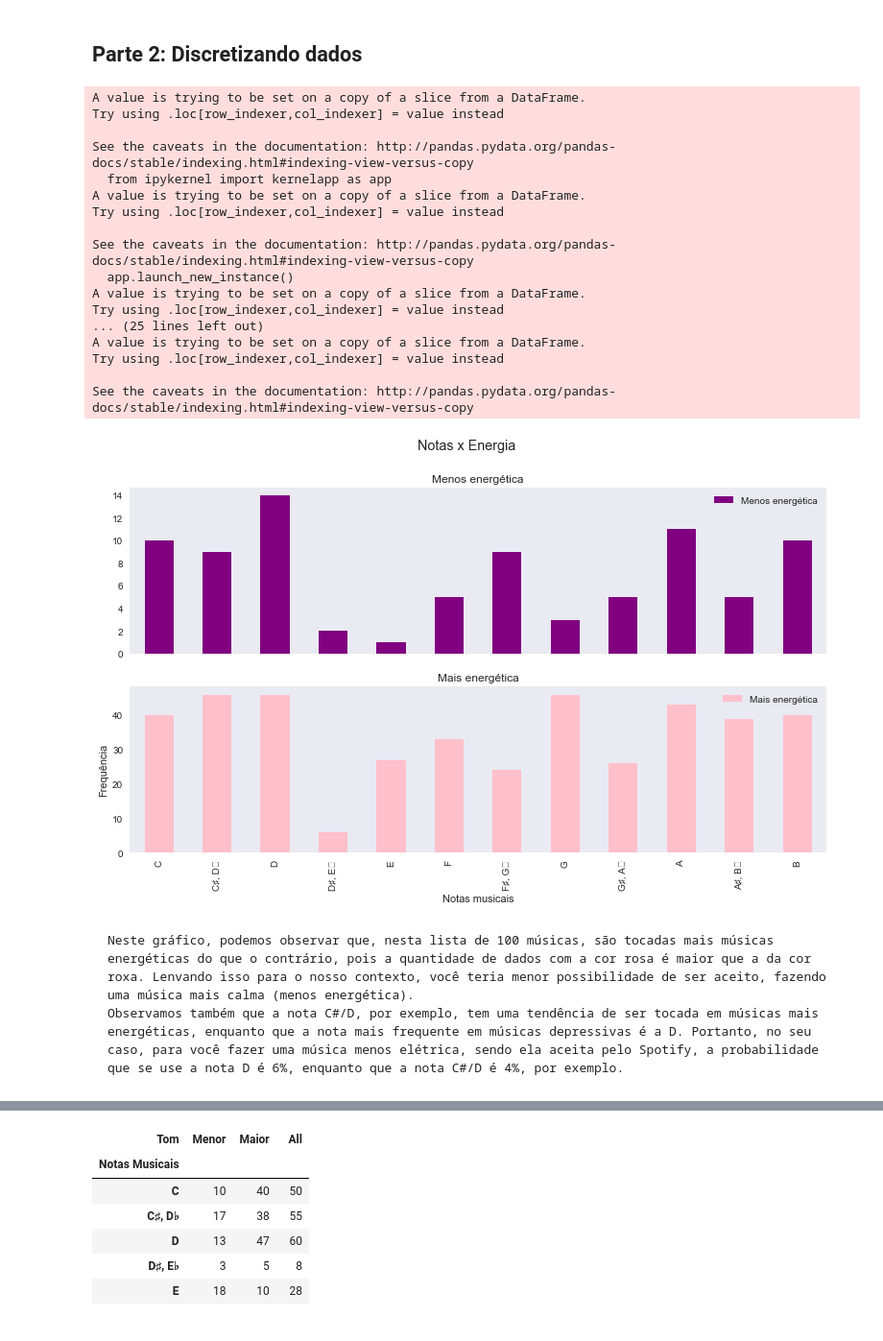
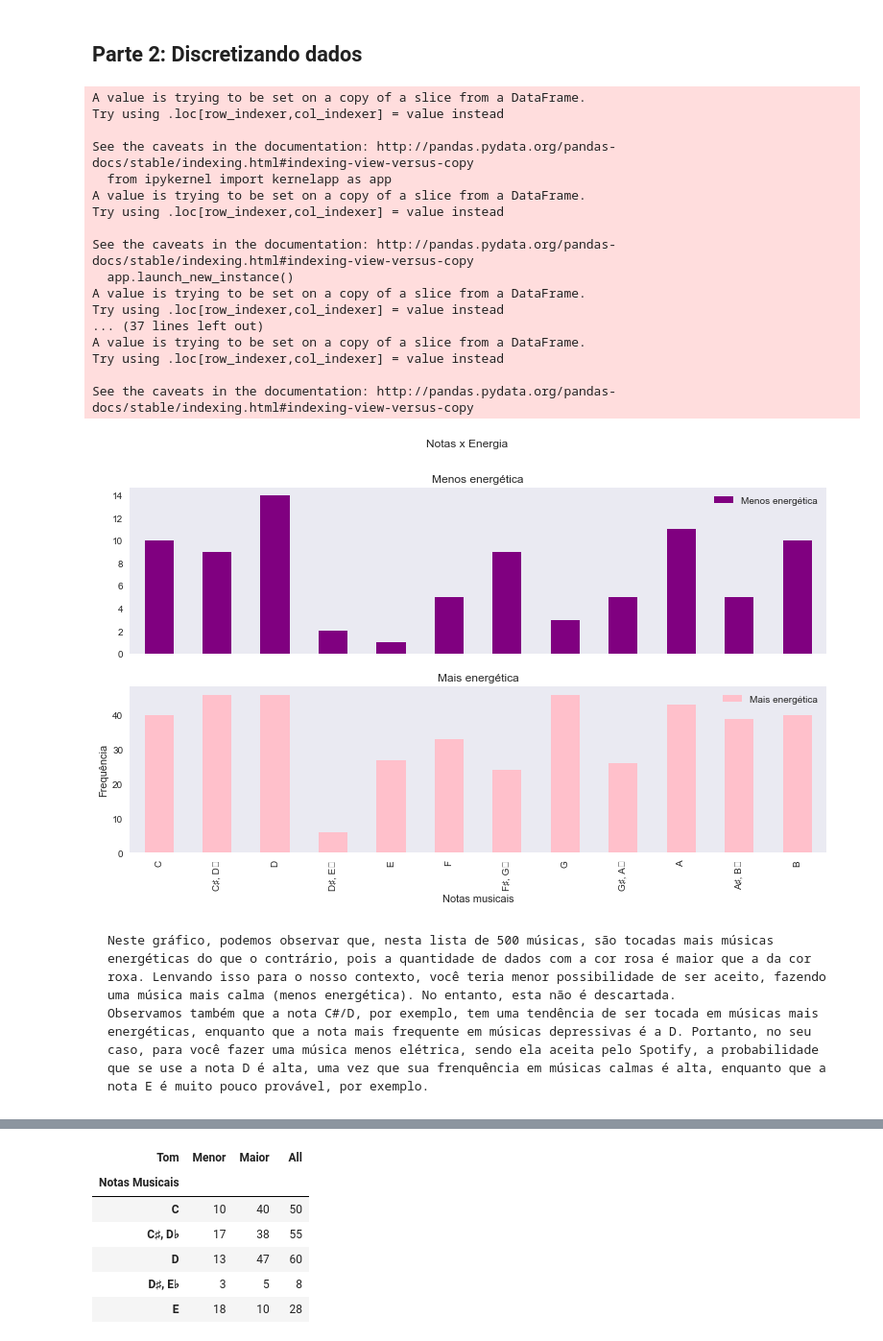
Before and after one commit to R09090909/Projeto3-cd, a Jupyter notebook: Projeto-3-CD-10.0.ipynb, the cells around one changed output, grey strips where cells are left out. Shown: that part at 96% size. Cells and saved outputs as stored; diff of their text form; code cells hidden in the pictures.

```diff
--- a/Projeto-3-CD-10.0.ipynb
+++ b/Projeto-3-CD-10.0.ipynb
@@ -46,6 +57,7 @@ spotdata['notakey'] = spotdata.key
 spotdata['notakey'] = spotdata['notakey'].astype('category')
 l = ['C','C♯, D♭','D','D♯, E♭','E','F','F♯, G♭','G','G♯, A♭','A','A♯, B♭','B']
 spotdata['notakey'].cat.categories = (l)
+
 #criando uma nova coluna somente para o ENERGY CATEGÓRICO, ou seja, só com dois grupos (strings)
 spotdata['energyy'] = spotdata['energy']
 #filtrando...
@@ -53,36 +65,46 @@ spotdata.energyy[(spotdata.energyy >= 0) & (spotdata.energyy < 0.5)] = [0]
 spotdata.energyy[(spotdata.energyy >= 0.5) & (spotdata.energyy < 1)] = [1]
 spotdata.energyy = spotdata.energyy.astype('category')
 spotdata.energyy.cat.categories = (['Menos energética','Mais energética'])
+
+#criando uma nova coluna para energy que não esteja dividida em binários
+spotdata['energynaobin'] = spotdata['energy']
+
+#criando uma nova coluna para liveness que não esteja dividida em binários
+spotdata['livenesS'] = spotdata['liveness']
+
+#criando uma nova coluna para loudness que não esteja dividida em binários
+spotdata['loudnesS'] = spotdata['loudness']
+
 #criando uma nova coluna somente para o MODE CATEGÓRICO, ou seja, só com os dois grupos (strings)
 df = pd.DataFrame()
 spotdata['tom'] = spotdata['mode']
 spotdata['tom'] = spotdata.tom.astype('category')
 spotdata.tom.cat.categories = (['Menor','Maior'])
 
 #tabela de notas por energy
 NotaEnergy = pd.crosstab(spotdata.notakey,spotdata.energyy, colnames=['Grau de energia'],rownames=['Notas musicais'])
 NotaEnergy.plot(kind = 'bar',title = 'Notas x Energia',figsize=(13,7),color = ('purple','pink'),grid=False,subplots=True)
 plt.ylabel('Frequência')
 plt.show()
 # %% [output]
 A value is trying to be set on a copy of a slice from a DataFrame.
 Try using .loc[row_indexer,col_indexer] = value instead
 
 See the caveats in the documentation: http://pandas.pydata.org/pandas-docs/stable/indexing.html#indexing-view-versus-copy
   from ipykernel import kernelapp as app
 A value is trying to be set on a copy of a slice from a DataFrame.
 Try using .loc[row_indexer,col_indexer] = value instead
 
 See the caveats in the documentation: http://pandas.pydata.org/pandas-docs/stable/indexing.html#indexing-view-versus-copy
   app.launch_new_instance()
 A value is trying to be set on a copy of a slice from a DataFrame.
 Try using .loc[row_indexer,col_indexer] = value instead
-... (25 lines left out)
+... (37 lines left out)
 A value is trying to be set on a copy of a slice from a DataFrame.
 Try using .loc[row_indexer,col_indexer] = value instead
 
 See the caveats in the documentation: http://pandas.pydata.org/pandas-docs/stable/indexing.html#indexing-view-versus-copy
-[figure, old version]
+[figure, new version]
 # %% [markdown]
-    Neste gráfico, podemos observar que, nesta lista de 100 músicas, são tocadas mais músicas energéticas do que o contrário, pois a quantidade de dados com a cor rosa é maior que a da cor roxa. Lenvando isso para o nosso contexto, você teria menor possibilidade de ser aceito, fazendo uma música mais calma (menos energética).
-    Observamos também que a nota C#/D, por exemplo, tem uma tendência de ser tocada em músicas mais energéticas, enquanto que a nota mais frequente em músicas depressivas é a D. Portanto, no seu caso, para você fazer uma música menos elétrica, sendo ela aceita pelo Spotify, a probabilidade que se use a nota D é 6%, enquanto que a nota C#/D é 4%, por exemplo.
+    Neste gráfico, podemos observar que, nesta lista de 500 músicas, são tocadas mais músicas energéticas do que o contrário, pois a quantidade de dados com a cor rosa é maior que a da cor roxa. Lenvando isso para o nosso contexto, você teria menor possibilidade de ser aceito, fazendo uma música mais calma (menos energética). No entanto, esta não é descartada.
+    Observamos também que a nota C#/D, por exemplo, tem uma tendência de ser tocada em músicas mais energéticas, enquanto que a nota mais frequente em músicas depressivas é a D. Portanto, no seu caso, para você fazer uma música menos elétrica, sendo ela aceita pelo Spotify, a probabilidade que se use a nota D é alta, uma vez que sua frenquência em músicas calmas é alta, enquanto que a nota E é muito pouco provável, por exemplo.
```
Also changed, not shown: parts of 27 cells of this notebook.
